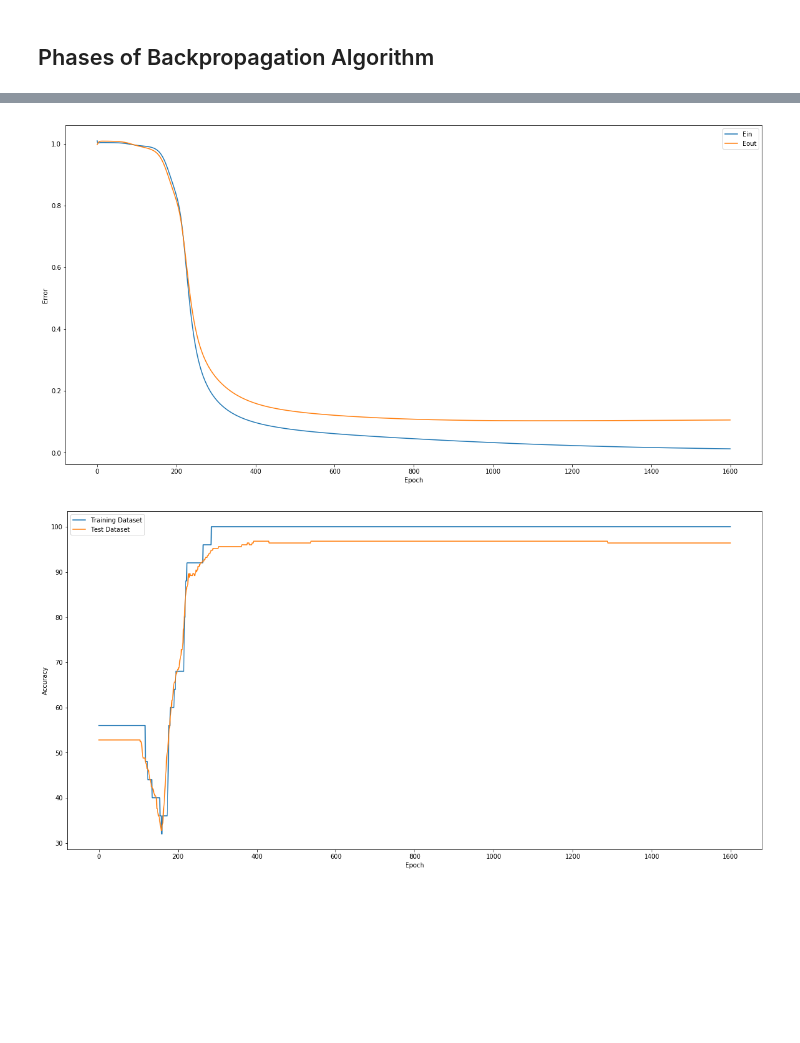
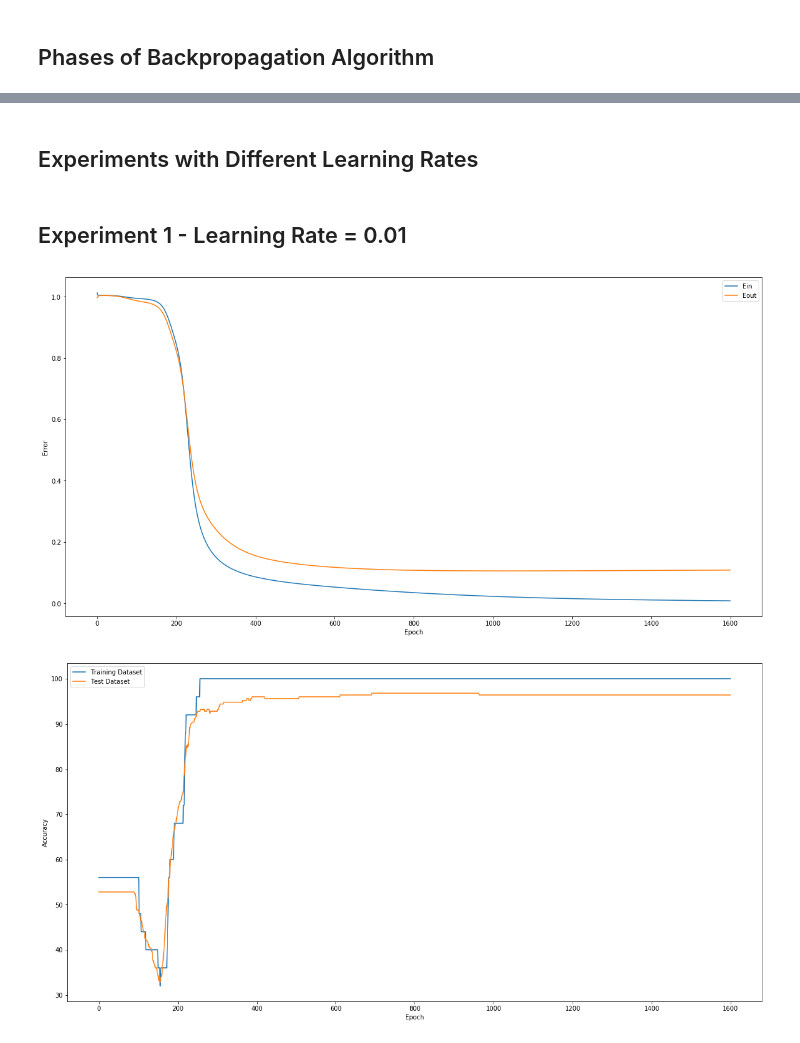
Before and after one commit to mlherd/Machine-Learning-Experiments, a Jupyter notebook: Multilayer_Perceptron_SGD/MLP-SGD.ipynb, the cells around one changed output, grey strips where cells are left out. Cells and saved outputs as stored; diff of their text form; code cells hidden in the pictures; blank space fills up the shorter version.

```diff
--- a/Multilayer_Perceptron_SGD/MLP-SGD.ipynb
+++ b/Multilayer_Perceptron_SGD/MLP-SGD.ipynb
@@ -266,7 +266,7 @@ class NeuralNetwork(NeuralNetwork):
         self.all_train_accuracy = []
         self.all_test_accuracy = []
 
-        for j in range(1600):
+        for j in range(self.epoch):
             all_error = []
             for i in range(self.training_inputs.shape[0]):
                 # Forward Propagation with traning data
@@ -314,32 +314,36 @@ class NeuralNetwork(NeuralNetwork):
         # plot the calculated error and accuracy of the network
         self.plot_error()
         self.plot_accuracy()
+# %% [markdown]
+## Experiments with Different Learning Rates
+# %% [markdown]
+## Experiment 1 - Learning Rate = 0.01
 # %%
 if __name__ == "__main__":
+    #Experiment 1-
     #experiment parameters
     number_of_inputs = 2
     number_of_hidden_layer_nodes = 5
     number_of_output_layer_nodes = 1
-    number_of_epochs = 5
+    number_of_epochs = 1600
     trainining_data_size = 25
-    batch_size = trainining_data_size
     learning_rate = 0.01
 
     # Create layer 1 (n units, n inputs
-    hidden = Layer(number_of_inputs, number_of_hidden_layer_nodes)
+    hidden1 = Layer(number_of_inputs, number_of_hidden_layer_nodes)
 
     # Create layer 2 (n units, n inputs)
-    output = Layer(number_of_hidden_layer_nodes, number_of_output_layer_nodes)
+    output1 = Layer(number_of_hidden_layer_nodes, number_of_output_layer_nodes)
 
     # Create a Neural Network by Combining the created Layers , 25 is the number of traning examples
     # None = momentum - it is 0 because it is not used in this example
-    neural_network = NeuralNetwork(hidden, output, learning_rate, number_of_epochs, trainining_data_size)
+    neural_network = NeuralNetwork(hidden1, output1, learning_rate, number_of_epochs, trainining_data_size)
 
     # load the traning data
     neural_network.pandas_open()
 
     # Train the neural network using the training set
     neural_network.train()
 # %% [output]
 [figure]
-[figure, old version]
+[figure, new version]
```
Also changed, not shown: parts of 16 cells of this notebook, 3 other files.
